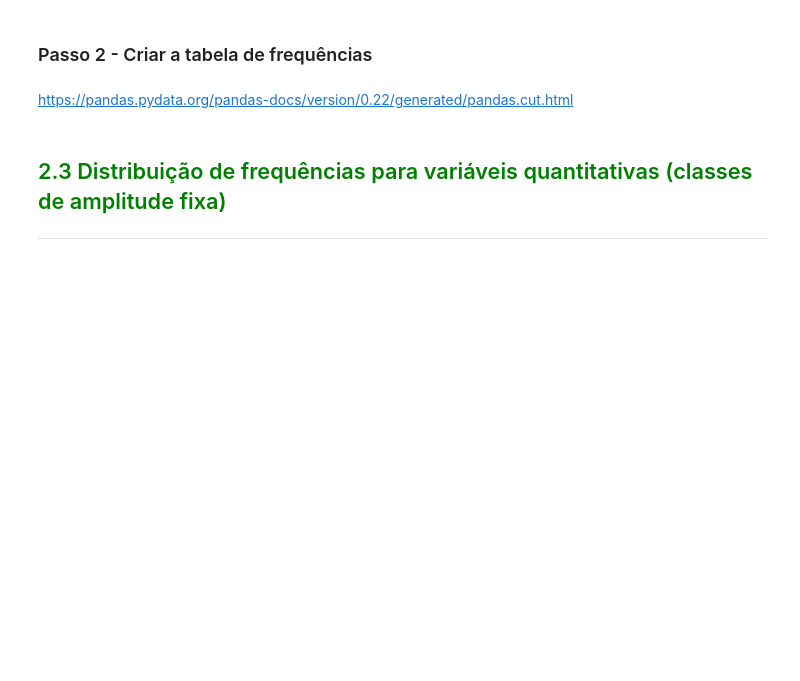
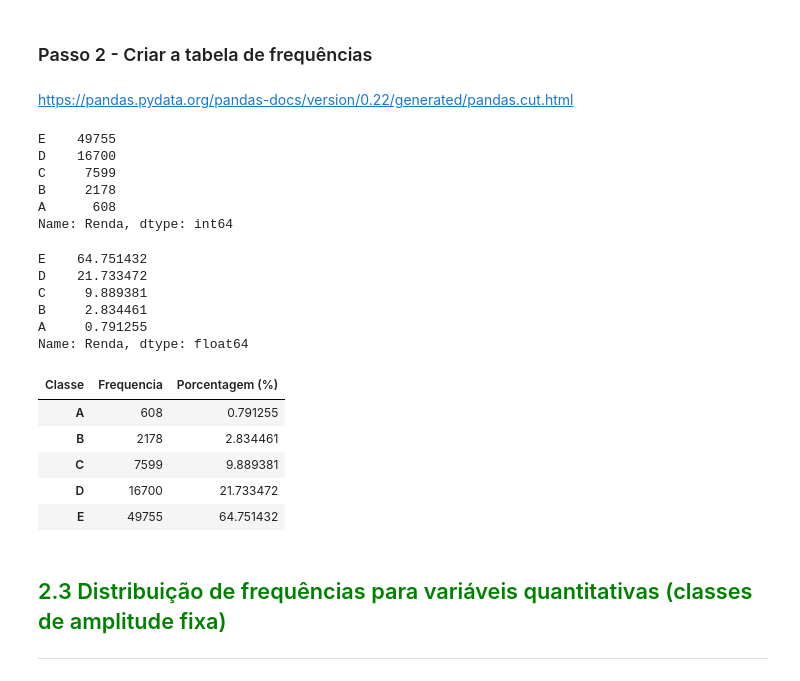
Before and after one commit to Caiocof/Estatistica_Python_01, a Jupyter notebook: Dados/Curso_de_Estatística_Parte_1.ipynb, the cells around one changed output. Drawn from its saved outputs; the diff is of its cells as text; code cells hidden in the pictures; blank space fills up the shorter version.

```diff
--- a/Dados/Curso_de_Estatística_Parte_1.ipynb
+++ b/Dados/Curso_de_Estatística_Parte_1.ipynb
@@ -251,7 +328,47 @@ onde <b>SM</b> é o valor do salário mínimo na época. Em nosso caso <b>R$ 788
+# %%
+classes = [0,1576,3152,7880,15760,200000]
+# %%
+labels = ['E','D','C','B','A']
 # %% [markdown]
 ### Passo 2 - Criar a tabela de frequências
 # %% [markdown]
 https://pandas.pydata.org/pandas-docs/version/0.22/generated/pandas.cut.html
+# %%
+coluna_classe = pd.cut(x=dados['Renda'],
+      bins=classes,
+      labels=labels,
+      include_lowest=True)
+
+coluna_classe.value_counts()
+# %% [output]
+E    49755
+D    16700
+C     7599
+B     2178
+A      608
+Name: Renda, dtype: int64
+# %%
+coluna_classe.value_counts(normalize=True) *100
+# %% [output]
+E    64.751432
+D    21.733472
+C     9.889381
+B     2.834461
+A     0.791255
+Name: Renda, dtype: float64
+# %%
+dist_quantitativas = pd.DataFrame({'Frequencia': coluna_classe.value_counts(),
+                                   'Porcentagem (%)': coluna_classe.value_counts(normalize=True)*100})
+dist_quantitativas.rename_axis('Classe', axis='columns', inplace=True)
+# %%
+dist_quantitativas.sort_index(ascending=False)
+# %% [output]
+| Classe | Frequencia | Porcentagem (%) |
+| A | 608 | 0.791255 |
+| B | 2178 | 2.834461 |
+| C | 7599 | 9.889381 |
+| D | 16700 | 21.733472 |
+| E | 49755 | 64.751432 |
 # %% [markdown]
 ## <font color=green>2.3 Distribuição de frequências para variáveis quantitativas (classes de amplitude fixa)</font>
 ***
```
Also changed, not shown: parts of 18 cells of this notebook.
